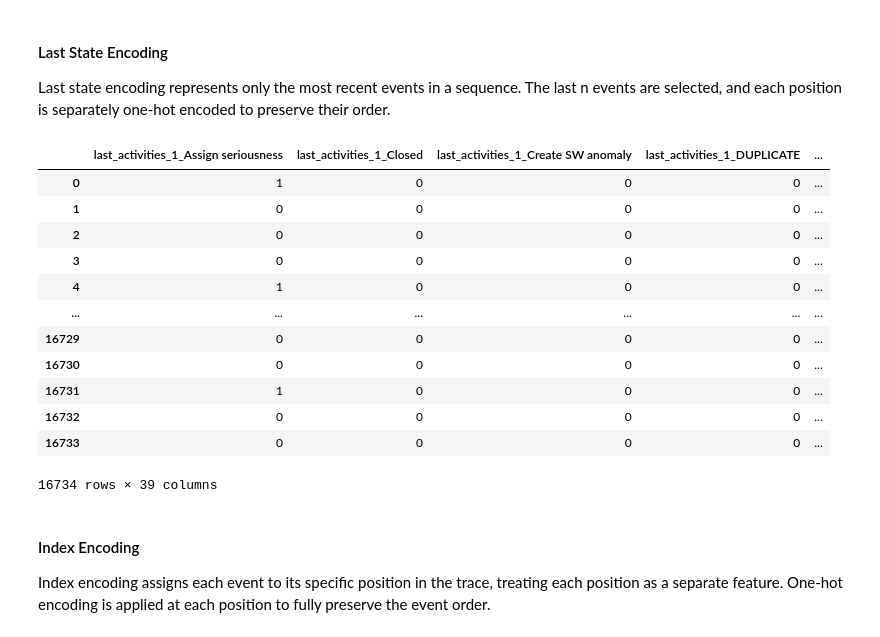
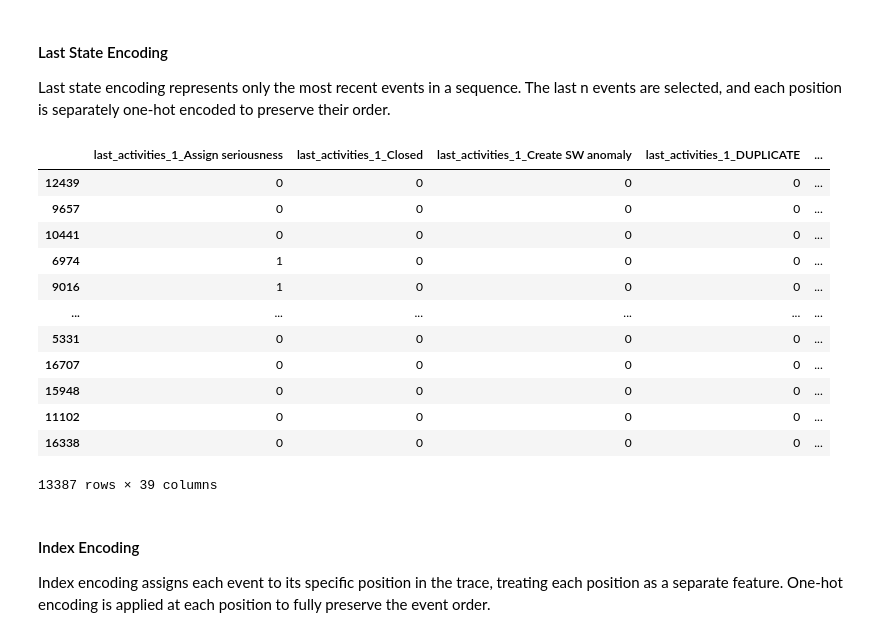
Before and after one commit to LorenzoCirac/Encodings-for-Next-Step-Activity-Prediction, a Jupyter notebook: Encodings for Next Step Activity Prediction.ipynb, the cells around one changed output. Saved outputs shown, nothing was run; the diff lists cells and outputs as text; code cells hidden in the pictures.

```diff
--- a/Encodings for Next Step Activity Prediction.ipynb
+++ b/Encodings for Next Step Activity Prediction.ipynb
@@ -329,19 +339,18 @@ one_hot_encoding(X)
 <h4>Last State Encoding</h4>
 <p>Last state encoding represents only the most recent events in a sequence. The last n events are selected, and each position is separately one-hot encoded to preserve their order.</p>
 # %%
-def last_state_encoding(X, n=1):
-    X_copy = X.copy()
-    numerical_cols = [col for col in X.columns if pd.api.types.is_numeric_dtype(X[col])]
-    non_numerical_cols = [col for col in X.columns if not pd.api.types.is_numeric_dtype(X[col])]
+
+def last_state_encoding(X_train, X_test, n=1):
+    X_train_copy = X_train.copy()
+    X_test_copy = X_test.copy()
+    numerical_cols = [col for col in X_train.columns if pd.api.types.is_numeric_dtype(X_train[col])]
+    non_numerical_cols = [col for col in X_train.columns if not pd.api.types.is_numeric_dtype(X_train[col])]
 
     def extract_last_state(data):
         features = {}
-
-        # keep numerical columns
         for col in numerical_cols:
             features[col] = data[col]
 
-        # extract last n states from non-numerical col
         for col in non_numerical_cols:
             last_states = data[col].apply(
                 lambda x: (["None"] * max(0, n - len(x)) + x)[-n:]
@@ -351,42 +360,48 @@ def last_state_encoding(X, n=1):
 
         return pd.DataFrame(features, index=data.index)
 
-    X_new = extract_last_state(X_copy)
+    X_train_new = extract_last_state(X_train_copy)
+    X_test_new = extract_last_state(X_test_copy)
 
-    # one hot encode categorical cols (extracted last states)
-    categorical_cols = [col for col in X_new.columns if col not in numerical_cols]
+    categorical_cols = [col for col in X_train_new.columns if col not in numerical_cols]
 
-    encoded_dfs = []
+    encoded_train_dfs = []
+    encoded_test_dfs = []
 
     if categorical_cols:
         encoder = OneHotEncoder(handle_unknown="ignore", sparse_output=False, dtype=int)
-        encoded_data = encoder.fit_transform(X_new[categorical_cols])
+        encoder.fit(X_train_new[categorical_cols])
+        train_encoded_data = encoder.transform(X_train_new[categorical_cols])
+        test_encoded_data = encoder.transform(X_test_new[categorical_cols])
         col_names = encoder.get_feature_names_out(categorical_cols)
-        encoded_df = pd.DataFrame(encoded_data, columns=col_names, index=X_new.index)
-        encoded_dfs.append(encoded_df)
+        train_encoded_df = pd.DataFrame(train_encoded_data, columns=col_names, index=X_train_new.index)
+        test_encoded_df = pd.DataFrame(test_encoded_data, columns=col_names, index=X_test_new.index)
+        encoded_train_dfs.append(train_encoded_df)
+        encoded_test_dfs.append(test_encoded_df)
+    if numerical_cols:
+        encoded_train_dfs.append(X_train_new[numerical_cols])
+        encoded_test_dfs.append(X_test_new[numerical_cols])
 
-    if numerical_cols:
-        encoded_dfs.append(X_new[numerical_cols])
+    X_train_encoded = pd.concat(encoded_train_dfs, axis=1)
+    X_test_encoded = pd.concat(encoded_test_dfs, axis=1)
 
-    X_encoded = pd.concat(encoded_dfs, axis=1)
-
-    return X_encoded
+    return X_train_encoded, X_test_encoded
 # %%
-last_state_encoding(X)
+last_state_encoding(X_train, X_test)[0]
 # %% [output]
 |  | last_activities_1_Assign seriousness | last_activities_1_Closed | last_activities_1_Create SW anomaly | last_activities_1_DUPLICATE | ... |
-| 0 | 1 | 0 | 0 | 0 | ... |
-| 1 | 0 | 0 | 0 | 0 | ... |
-| 2 | 0 | 0 | 0 | 0 | ... |
-| 3 | 0 | 0 | 0 | 0 | ... |
-| 4 | 1 | 0 | 0 | 0 | ... |
+| 12439 | 0 | 0 | 0 | 0 | ... |
+| 9657 | 0 | 0 | 0 | 0 | ... |
+| 10441 | 0 | 0 | 0 | 0 | ... |
+| 6974 | 1 | 0 | 0 | 0 | ... |
+| 9016 | 1 | 0 | 0 | 0 | ... |
 | ... | ... | ... | ... | ... | ... |
-| 16729 | 0 | 0 | 0 | 0 | ... |
-| 16730 | 0 | 0 | 0 | 0 | ... |
-| 16731 | 1 | 0 | 0 | 0 | ... |
-| 16732 | 0 | 0 | 0 | 0 | ... |
-| 16733 | 0 | 0 | 0 | 0 | ... |
+| 5331 | 0 | 0 | 0 | 0 | ... |
+| 16707 | 0 | 0 | 0 | 0 | ... |
+| 15948 | 0 | 0 | 0 | 0 | ... |
+| 11102 | 0 | 0 | 0 | 0 | ... |
+| 16338 | 0 | 0 | 0 | 0 | ... |
-16734 rows × 39 columns
+13387 rows × 39 columns
 # %% [markdown]
 <h4>Index Encoding</h4>
 <p>Index encoding assigns each event to its specific position in the trace, treating each position as a separate feature. One-hot encoding is applied at each position to fully preserve the event order.</p>
```
Also changed, not shown: parts of 15 cells of this notebook.
